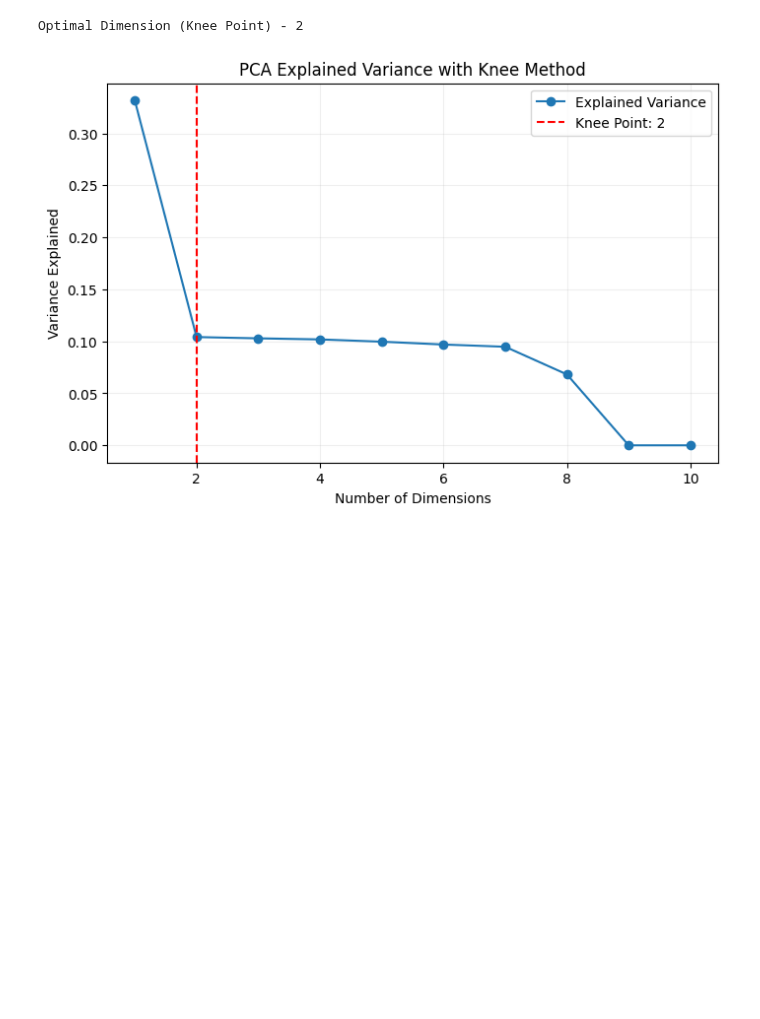
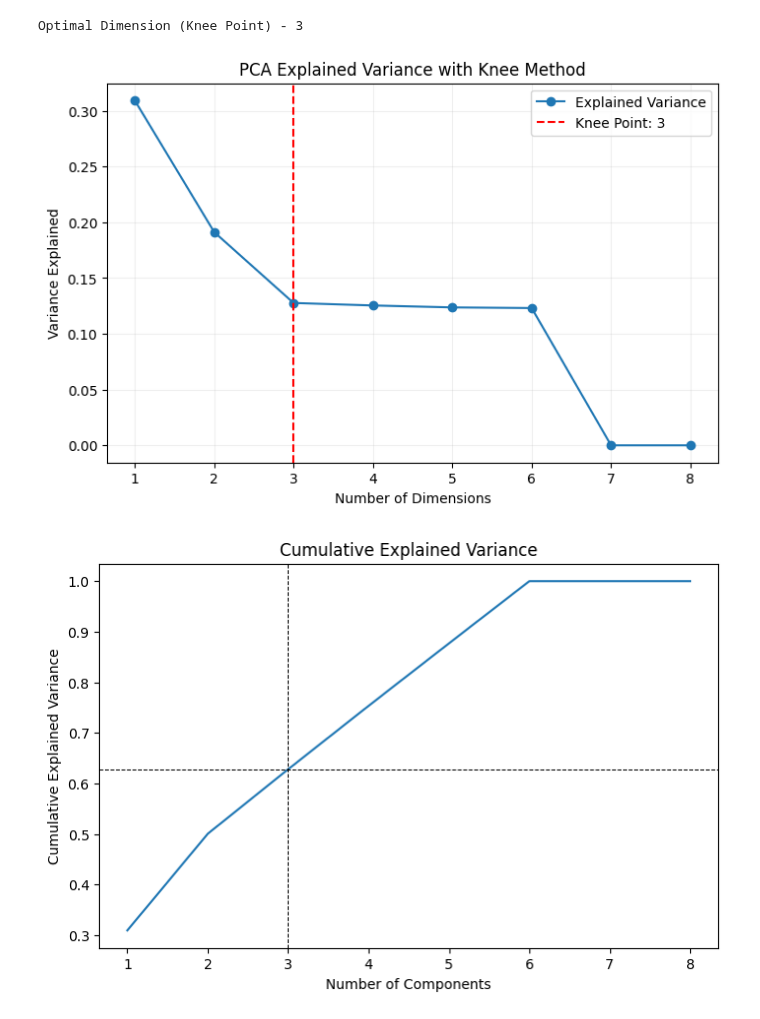
Before and after one commit to Familenko/DS-Lifehacks, a Jupyter notebook: plot_pca.ipynb, the cells around one changed output. Saved outputs shown, nothing was run; the diff lists cells and outputs as text; code cells hidden in the pictures; blank space fills up the shorter version.

```diff
--- a/plot_pca.ipynb
+++ b/plot_pca.ipynb
@@ -8,7 +8,7 @@ from kneed import KneeLocator
 
 from sklearn.datasets import make_classification
 # %%
-X, _ = make_classification(n_samples=10000, n_features=10)
+X, _ = make_classification(n_samples=10000, n_features=8)
 df = pd.DataFrame(X)
 # %%
 def plot_pca_cumsum(df, variance=0.95, svd_solver='auto'):
@@ -55,35 +55,54 @@ Variance - 0.9, Dimension - 7
 # %%
+from sklearn.decomposition import PCA
+from sklearn.preprocessing import StandardScaler
+import numpy as np
+import matplotlib.pyplot as plt
+import seaborn as sns
+from kneed import KneeLocator
+
 def plot_pca_knee(df, svd_solver='auto'):
     """
     Plot PCA explained variance ratio using the knee method to determine optimal dimensions.
     :param df: raw dataframe which will be modified
     :param svd_solver: svd solver for PCA
     :return: dataframe with selected number of dimensions, scaler, and pca
     """
     scaler = StandardScaler()
     df_scaled = scaler.fit_transform(df)
 
     pca = PCA(svd_solver=svd_solver)
     pca.fit(df_scaled)
 
     pve = pca.explained_variance_ratio_
 
     kneedle = KneeLocator(x=range(1, len(pve) + 1), y=pve, curve='convex', direction='decreasing')
     optimal_dim = kneedle.elbow
 
     print(f'Optimal Dimension (Knee Point) - {optimal_dim}')
 
+    # Plot explained variance
     plt.figure(figsize=(8, 5))
     plt.plot(range(1, len(pve) + 1), pve, marker='o', linestyle='-', label='Explained Variance')
     plt.axvline(x=optimal_dim, color='red', linestyle='--', label=f'Knee Point: {optimal_dim}')
     plt.xlabel("Number of Dimensions")
     plt.ylabel("Variance Explained")
     plt.title("PCA Explained Variance with Knee Method")
     plt.legend()
     plt.grid(alpha=0.2)
     plt.show()
 
+    # Plot cumulative explained variance
+    plt.figure(figsize=(8, 5))
+    ax = sns.lineplot(x=range(1, len(pve) + 1), y=np.cumsum(pve))
+    ax.axvline(x=optimal_dim, c='black', linestyle='--', linewidth=0.75)
+    ax.axhline(y=np.cumsum(pve)[optimal_dim - 1], c='black', linestyle='--', linewidth=0.75)
+    ax.set(xlabel='Number of Components', ylabel='Cumulative Explained Variance')
+    plt.title("Cumulative Explained Variance")
+    plt.show()
+
+
 plot_pca_knee(df)
 # %% [output]
-Optimal Dimension (Knee Point) - 2
+Optimal Dimension (Knee Point) - 3
-[figure, old version]
+[figure, new version]
+[figure, added]
```
Also changed, not shown: parts of 1 cell of this notebook, 1 other file.
